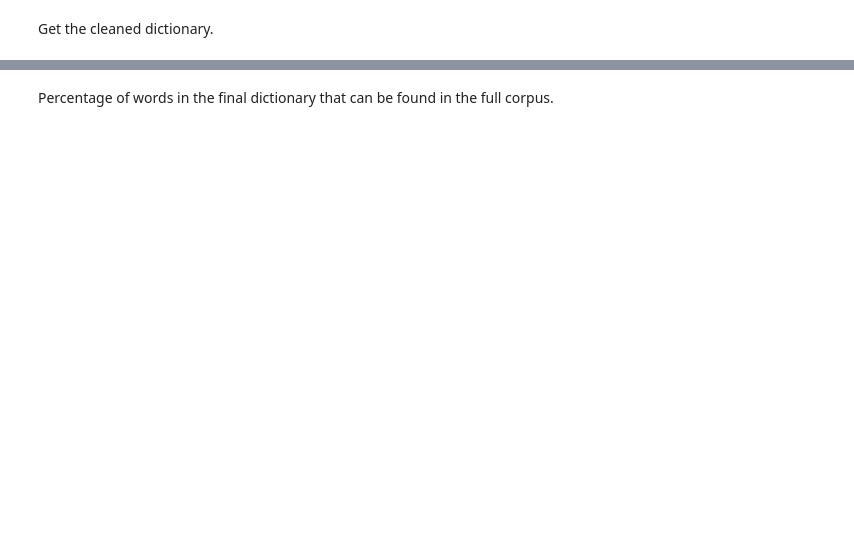
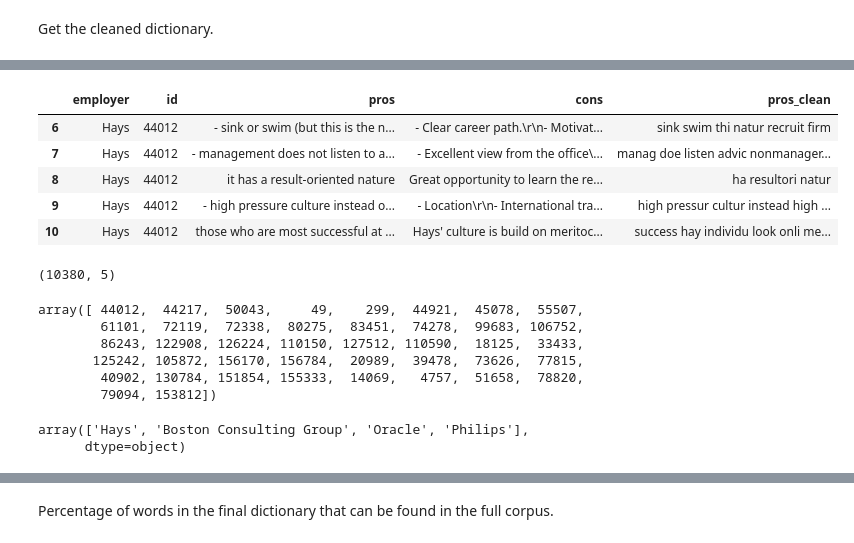
Before and after one commit to ramonprz01/koolture, a Jupyter notebook: testing/02_parallel.ipynb, the cells around one changed output, grey strips where cells are left out. Saved outputs shown, nothing was run; the diff lists cells and outputs as text; code cells hidden in the pictures; blank space fills up the shorter version.

```diff
--- a/testing/02_parallel.ipynb
+++ b/testing/02_parallel.ipynb
@@ -127,0 +134,3 @@ data_pros = netflix_df['pros'].values
+# %%
+companies = df['employer'].unique()
+companies[:4]
@@ -127,0 +140,5 @@ data_pros = netflix_df['pros'].values
+# %%
+%%time
+
+df = comp_name_out(df, 'employer', 'pros', companies)
+data_pros = df['pros'].values
@@ -133,4 +153,5 @@ The text preprocessing of the corpus takes place in parallel.
 with cf.ProcessPoolExecutor() as e:
     data_pros_cleaned = e.map(stemming, data_pros)
     data_pros_cleaned = list(e.map(normalize_doc, data_pros_cleaned))
-data_pros_cleaned[:3]
+
+df['pros_clean'] = data_pros_cleaned
@@ -152,0 +186,4 @@ Get the cleaned dictionary.
+# %%
+comps_of_interest = df.employer.value_counts()
+comps_of_interest = (comps_of_interest[comps_of_interest > 100]).index
+comps_of_interest
@@ -152,0 +204,30 @@ Get the cleaned dictionary.
+# %%
+cond2 = df['employer'].isin(comps_of_interest)
+df.loc[cond2].head()
+# %% [output]
+|  | employer | id | pros | cons | pros_clean |
+| 6 | Hays | 44012 | - sink or swim (but this is the n... | - Clear career path.\r\n- Motivat... | sink swim thi natur recruit firm |
+| 7 | Hays | 44012 | - management does not listen to a... | - Excellent view from the office\... | manag doe listen advic nonmanager... |
+| 8 | Hays | 44012 | it has a result-oriented nature | Great opportunity to learn the re... | ha resultori natur |
+| 9 | Hays | 44012 | - high pressure culture instead o... | - Location\r\n- International tra... | high pressur cultur instead high ... |
+| 10 | Hays | 44012 | those who are most successful at ... | Hays' culture is build on meritoc... | success hay individu look onli me... |
+# %%
+df_interest = df[cond2].copy()
+df_interest.shape
+# %% [output]
+(10380, 5)
+# %%
+df_interest.loc[df_interest['employer'] == 'Hays', 'id'].unique()
+# %% [output]
+array([ 44012,  44217,  50043,     49,    299,  44921,  45078,  55507,
+        61101,  72119,  72338,  80275,  83451,  74278,  99683, 106752,
+        86243, 122908, 126224, 110150, 127512, 110590,  18125,  33433,
+       125242, 105872, 156170, 156784,  20989,  39478,  73626,  77815,
+        40902, 130784, 151854, 155333,  14069,   4757,  51658,  78820,
+        79094, 153812])
+# %%
+unique_ids = df_interest['employer'].unique()
+unique_ids[:4]
+# %% [output]
+array(['Hays', 'Boston Consulting Group', 'Oracle', 'Philips'],
+      dtype=object)
```
Also changed, not shown: parts of 41 cells of this notebook.
